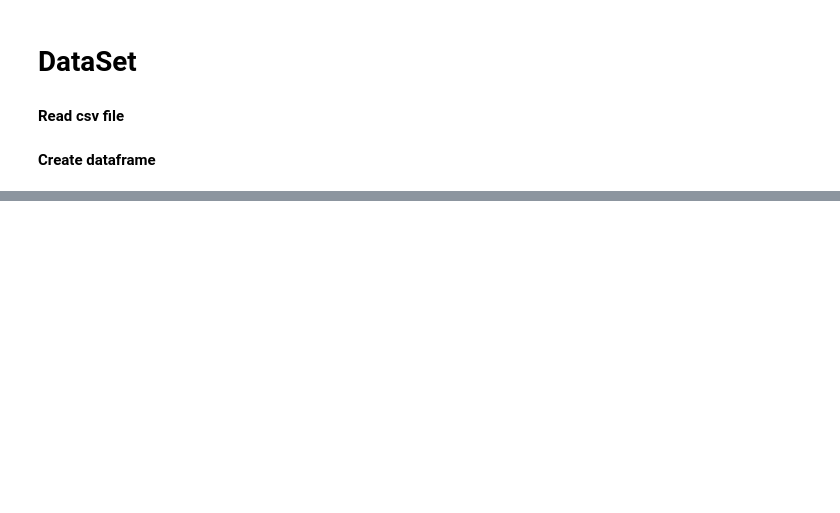
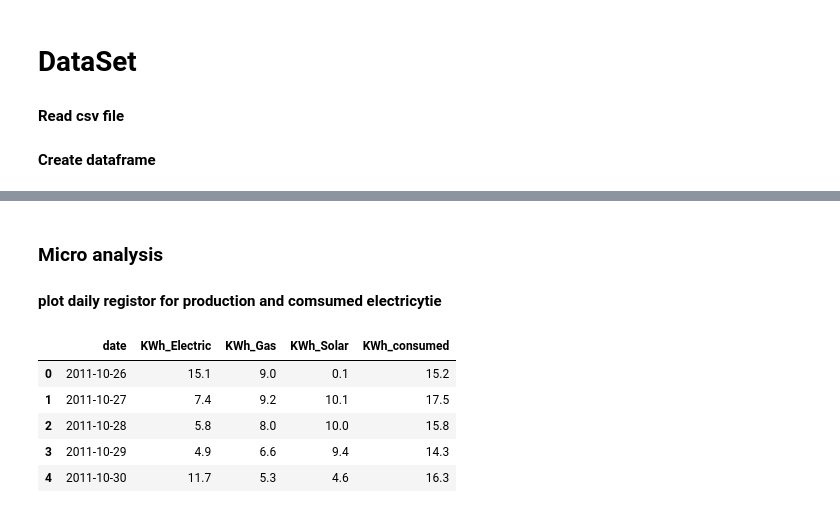
Before and after one commit to Bruno-H-Neves/ML--files, a Jupyter notebook: PV_Analysis.ipynb, the cells around one changed output, grey strips where cells are left out. Saved outputs shown, nothing was run; the diff lists cells and outputs as text; code cells hidden in the pictures; blank space fills up the shorter version.

```diff
--- a/PV_Analysis.ipynb
+++ b/PV_Analysis.ipynb
@@ -28,0 +93,20 @@ memory usage: 103.4+ KB
+# %% [markdown]
+### Micro analysis
+#### plot daily registor for production and comsumed electricytie
+# %%
+Columns=['date','KWh_Electric','KWh_Gas','KWh_Solar']
+Energy_day_df=pd.DataFrame(columns=Columns)
+Energy_day_df['date']=PV_DF['date']
+Energy_day_df['KWh_Electric']=PV_DF['kWh electricity/day']
+Energy_day_df['KWh_Gas'] = PV_DF['Gas/day']
+Energy_day_df['KWh_Solar']= dataset['Cumulative_solar_power'].diff()
+Energy_day_df.at[0,'KWh_Solar'] = dataset['Cumulative_solar_power'][0]  #because i have a nullvalue in first value
+Energy_day_df['KWh_consumed']=Energy_day_df['KWh_Solar']+Energy_day_df['KWh_Electric']
+Energy_day_df.head()
+# %% [output]
+|  | date | KWh_Electric | KWh_Gas | KWh_Solar | KWh_consumed |
+| 0 | 2011-10-26 | 15.1 | 9.0 | 0.1 | 15.2 |
+| 1 | 2011-10-27 | 7.4 | 9.2 | 10.1 | 17.5 |
+| 2 | 2011-10-28 | 5.8 | 8.0 | 10.0 | 15.8 |
+| 3 | 2011-10-29 | 4.9 | 6.6 | 9.4 | 14.3 |
+| 4 | 2011-10-30 | 11.7 | 5.3 | 4.6 | 16.3 |
```
Also changed, not shown: parts of 9 cells of this notebook, 1 other file.
